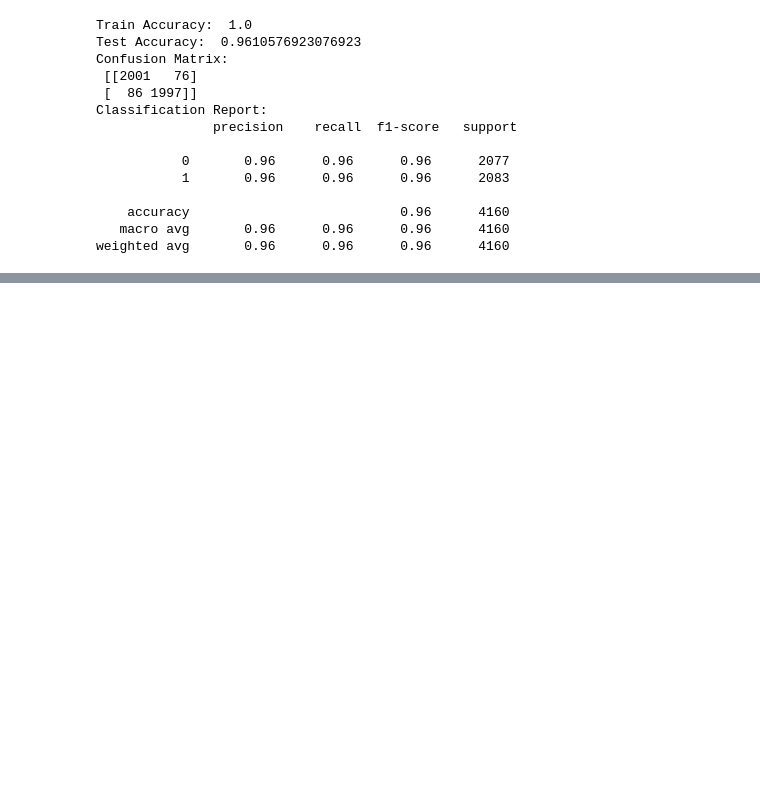
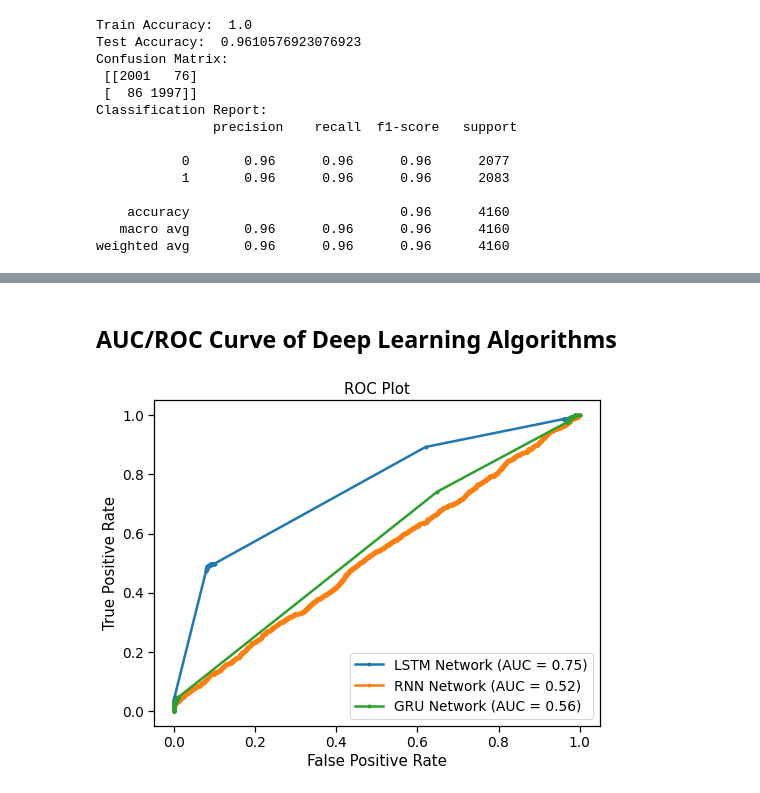
Before and after one commit to mmahmoudighaznavi/ADS504-Fake-News-Detection-MachineLearning-DeepLearning, a Jupyter notebook: FakeNewsClassification.ipynb, the cells around one changed output, grey strips where cells are left out. Saved outputs shown, nothing was run; the diff lists cells and outputs as text; code cells hidden in the pictures; blank space fills up the shorter version.

```diff
--- a/FakeNewsClassification.ipynb
+++ b/FakeNewsClassification.ipynb
@@ -761,0 +874,19 @@ weighted avg       0.96      0.96      0.96      4160
+# %% [markdown]
+## AUC/ROC Curve of Deep Learning Algorithms
+# %%
+lstm_fpr, lstm_tpr, _ = roc_curve(test_y, lstm_probs)
+rnn_fpr, rnn_tpr, _ = roc_curve(test_y, rnn_probs)
+gru_fpr, gru_tpr, _ = roc_curve(test_y, gru_probs)
+
+plt.figure(figsize=(8, 6))
+plt.plot(lstm_fpr, lstm_tpr, marker='.', label='LSTM Network (AUC = %0.2f)' % LSTM_AUC)
+plt.plot(rnn_fpr, rnn_tpr, marker='.', label='RNN Network (AUC = %0.2f)' % RNN_AUC)
+plt.plot(gru_fpr, gru_tpr, marker='.', label='GRU Network (AUC = %0.2f)' % GRU_AUC)
+
+plt.title('ROC Plot')
+plt.xlabel('False Positive Rate')
+plt.ylabel('True Positive Rate')
+plt.legend()
+plt.show()
+# %% [output]
+[figure, added]
```
Also changed, not shown: parts of 12 cells of this notebook.
